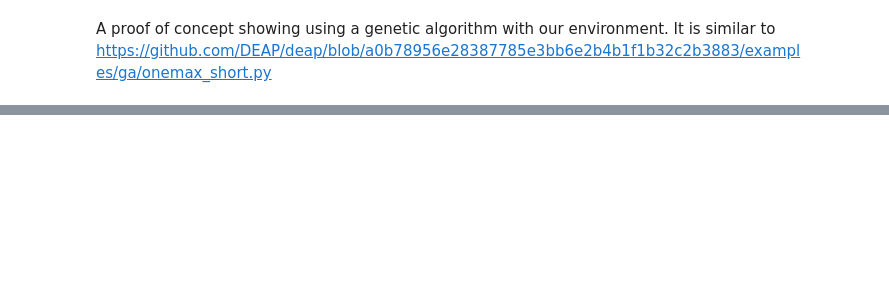
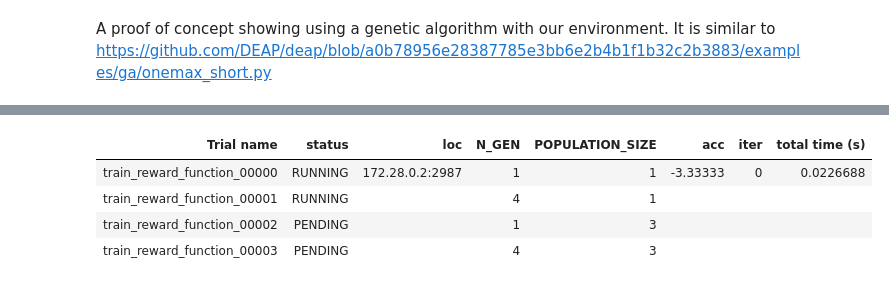
Before and after one commit to platers/meta-transfer-learning, a Jupyter notebook: genetic.ipynb, the cells around one changed output, grey strips where cells are left out. Drawn from its saved outputs; the diff is of its cells as text; code cells hidden in the pictures; blank space fills up the shorter version.

Commit message:
add autometic tunning for evolution

```diff
--- a/genetic.ipynb
+++ b/genetic.ipynb
@@ -45,12 +65,15 @@ start = time.process_time()
 # %%
 # some settings that we can tweak:
-MAX_STEP_COUNT = 1 # number of steps in each round of DEAP evolution
-POPULATION_SIZE = 3 # population in each round of DEAP evolution
-N_GEN = 5 # number of rounds of DEAP evolution This has the most effect
-N_RL_TRANING = 10 # number of rounds of training for RL agent
-TRAIN_BATCH_SIZE = 30
-LEARNING_RATE = 0.001
-EVAL_METHOD = "RL" # RL or OPTIMAL
+config_evolution={
+        "MAX_STEP_COUNT": 1, # number of steps in each round of DEAP evolution
+        "POPULATION_SIZE": 1, # population in each round of DEAP evolution
+        "N_GEN": 1 # number of rounds of DEAP evolution This has the most effect
+        }
+N_RL_TRANING = 1 # number of rounds of RL training
+TRAIN_BATCH_SIZE = 1 #Batch size for RL training
+LEARNING_RATE = 0.001 #learning rate for RL training
+EVAL_METHOD = "OPTIMAL" # RL or OPTIMAL
+TUNING_EVOLUTION = True
 # %%
 ray.shutdown()
 ray.init()
@@ -211,16 +235,56 @@ toolbox.register('select', tools.selTournament, tournsize=3)
 # %%
-# pop is a list individual reward function's weights
-pop = toolbox.population(n=POPULATION_SIZE)
-# the 10 best individual reward function (could even befround the first round)
-hof = tools.HallOfFame(10)
 
-stats = tools.Statistics(lambda ind: ind.fitness.values)
-stats.register('avg', np.mean)
-stats.register('std', np.std)
-stats.register('min', np.min)
-stats.register('max', np.max)
 
-pop, log = algorithms.eaSimple(pop, toolbox, cxpb=0.5, mutpb=0.2, ngen=N_GEN,
-                                   stats=stats, halloffame=hof, verbose=True)
+#function usin tuning
+def train_reward_function(config):
+  creator.create('FitnessMax', base.Fitness, weights=(1.0, ))
+  creator.create('Individual', array.array, typecode='d',
+                fitness=creator.FitnessMax)
 
-print ('pop', pop)
+  toolbox = base.Toolbox()
+
+  toolbox.register('attr', random.uniform, -1, 1)
+  toolbox.register('individual', tools.initRepeat, creator.Individual,
+                  toolbox.attr, n_agents * n_var)
+  toolbox.register('population', tools.initRepeat, list,
+                  toolbox.individual)
+    # some setup for Deap
+  toolbox.register('evaluate', evaluate_individual)
+  toolbox.register('mate', tools.cxTwoPoint)
+  toolbox.register('mutate', tools.mutFlipBit, indpb=0.05) # add more noise
+  toolbox.register('select', tools.selTournament, tournsize=3)
+
+  # pop is a list individual reward function's weights
+  pop = toolbox.population(n=config["POPULATION_SIZE"])
+  # the 10 best individual reward function (could even befround the first round)
+  hof = tools.HallOfFame(10)
+
+  stats = tools.Statistics(lambda ind: ind.fitness.values)
+  stats.register('avg', np.mean)
+  stats.register('std', np.std)
+  stats.register('min', np.min)
+  stats.register('max', np.max)
+
+
+  pop, log = algorithms.eaSimple(pop, toolbox, cxpb=0.5, mutpb=0.2, ngen=config["N_GEN"],
+                                    stats=stats, halloffame=hof, verbose=True)
+  best_individual = hof[0]
+  test_reward = evaluate_individual_env(best_individual, test_env[0], test_env[1])
+  print("---test_reward:", test_reward)
+  tune.track.log(mean_accuracy=test_reward)
+
+if TUNING_EVOLUTION:
+  #configurations
+  analysis = tune.run(
+      train_reward_function, config={
+          "N_GEN": tune.grid_search([1, 4]),
+          "POPULATION_SIZE": tune.grid_search([1])
+          })
+  #print best config
+  print("Best config: ", analysis.get_best_config(metric="mean_accuracy"))
+else:
+  train_reward_function(config_evolution)
+
+
+# print ('pop', pop)
+# %% [output]
@@ -226,0 +344,5 @@ print ('pop', pop)
+| Trial name | status | loc | N_GEN | POPULATION_SIZE | acc | iter | total time (s) |
+| train_reward_function_00000 | RUNNING | 172.28.0.2:2987 | 1 | 1 | -3.33333 | 0 | 0.0226688 |
+| train_reward_function_00001 | RUNNING |  | 4 | 1 |  |  |  |
+| train_reward_function_00002 | PENDING |  | 1 | 3 |  |  |  |
+| train_reward_function_00003 | PENDING |  | 4 | 3 |  |  |  |
```
Also changed, not shown: parts of 11 cells of this notebook.
